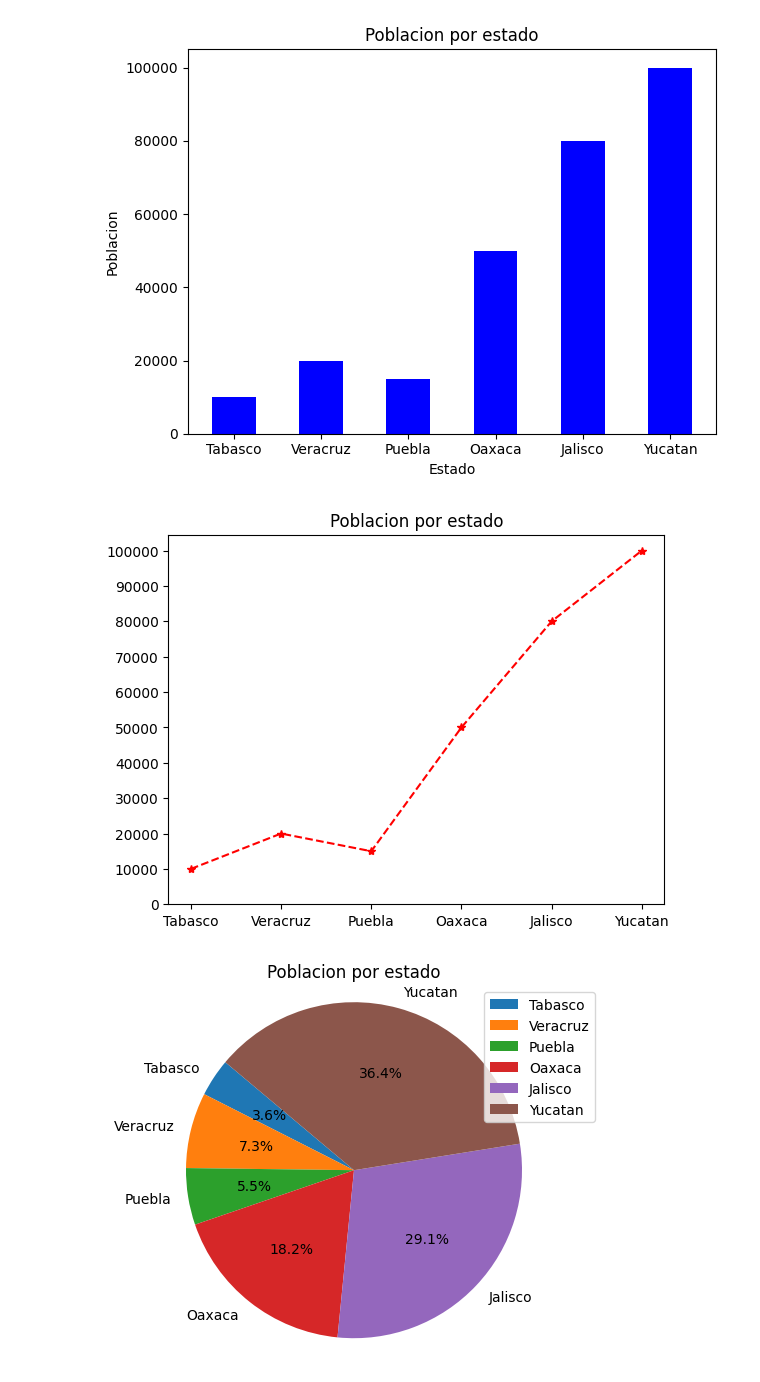
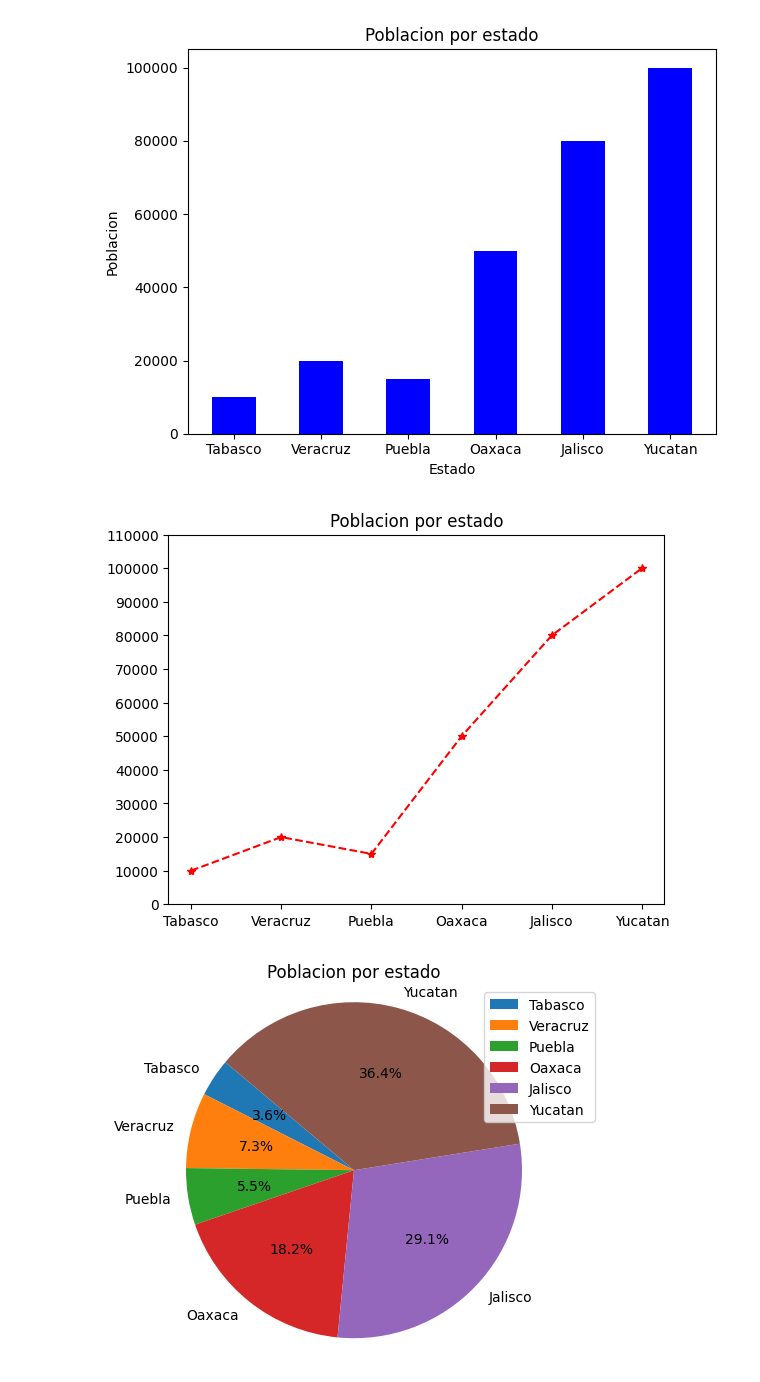
Before and after one commit to mateo469/curso_python_2025_2026, a Jupyter notebook: Matplotlib/Matploit.ipynb, the cells around one changed output. Saved outputs shown, nothing was run; the diff lists cells and outputs as text; code cells hidden in the pictures.

```diff
--- a/Matplotlib/Matploit.ipynb
+++ b/Matplotlib/Matploit.ipynb
@@ -66,14 +66,14 @@ plt.show()
 # %%
 #Generar otra grafica simple de linea.
 #Cambiar el tamaño de la figura
 plt.Figure(figsize=(12, 20))
 plt.plot(eje_x, eje_Y, marker='*', linestyle= '--', color='red')
 plt.title('Poblacion por estado')
 #Editar los numeros que aparecen en los ejes y
-plt.yticks(np.arange(0, 110000, 10000))
+plt.yticks(np.arange(0, 120000, 10000))
 plt.show()
 # %% [output]
-[figure, old version]
+[figure, new version]
 # %%
 #Crear un grafico de pastel simple de la poblacion por estado
 plt.Figure(figsize=(12, 10))
```
Also changed, not shown: parts of 3 cells of this notebook, 22 other files.
